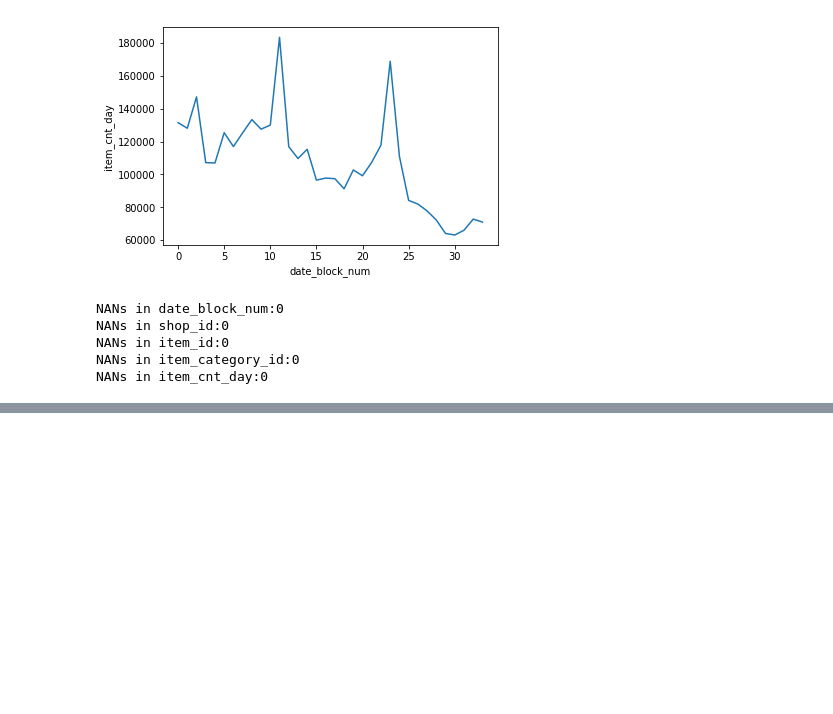
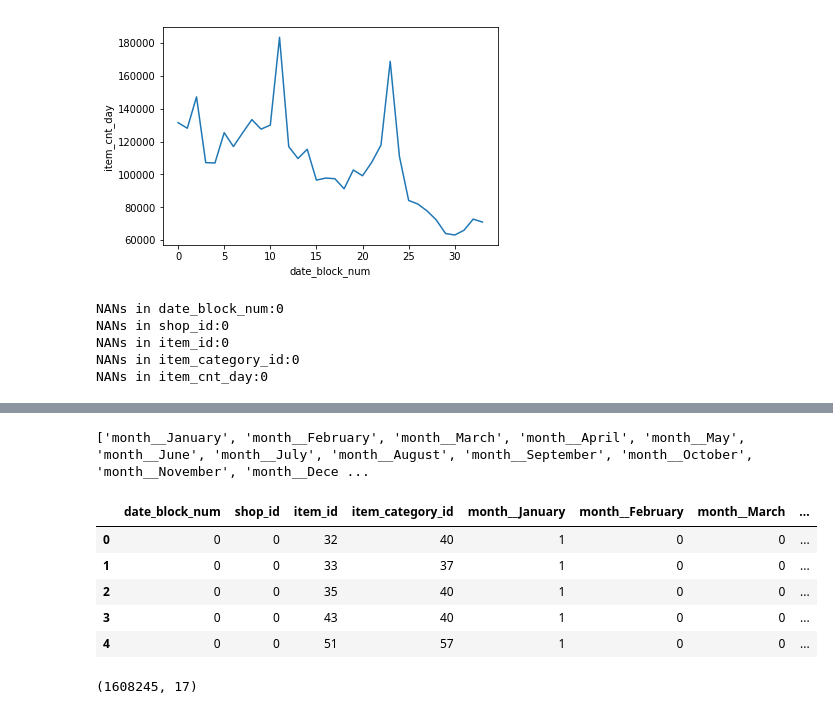
Before and after one commit to EgertM/SalesPredictions, a Jupyter notebook: app/SalesPredictions.ipynb, the cells around one changed output, grey strips where cells are left out. Saved outputs shown, nothing was run; the diff lists cells and outputs as text; code cells hidden in the pictures; blank space fills up the shorter version.

```diff
--- a/app/SalesPredictions.ipynb
+++ b/app/SalesPredictions.ipynb
@@ -193,0 +237,19 @@ NANs in item_cnt_day:0
+# %%
+month_cols = ['month__'+ v for v in month_value_name_map.values()]
+print(month_cols)
+grouped_train = pd.DataFrame(new_train.groupby(['date_block_num','shop_id','item_id','item_category_id']+month_cols)['item_cnt_day'].sum().reset_index())
+# %% [output]
+['month__January', 'month__February', 'month__March', 'month__April', 'month__May', 'month__June', 'month__July', 'month__August', 'month__September', 'month__October', 'month__November', 'month__Dece ...
+# %%
+grouped_train.head()
+# %% [output]
+|  | date_block_num | shop_id | item_id | item_category_id | month__January | month__February | month__March | ... |
+| 0 | 0 | 0 | 32 | 40 | 1 | 0 | 0 | ... |
+| 1 | 0 | 0 | 33 | 37 | 1 | 0 | 0 | ... |
+| 2 | 0 | 0 | 35 | 40 | 1 | 0 | 0 | ... |
+| 3 | 0 | 0 | 43 | 40 | 1 | 0 | 0 | ... |
+| 4 | 0 | 0 | 51 | 57 | 1 | 0 | 0 | ... |
+# %%
+grouped_train.shape
+# %% [output]
+(1608245, 17)
```
Also changed, not shown: parts of 4 cells of this notebook.
